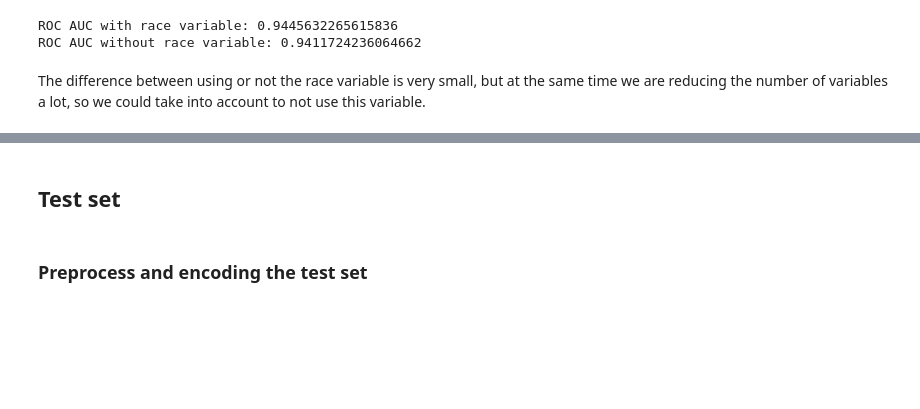
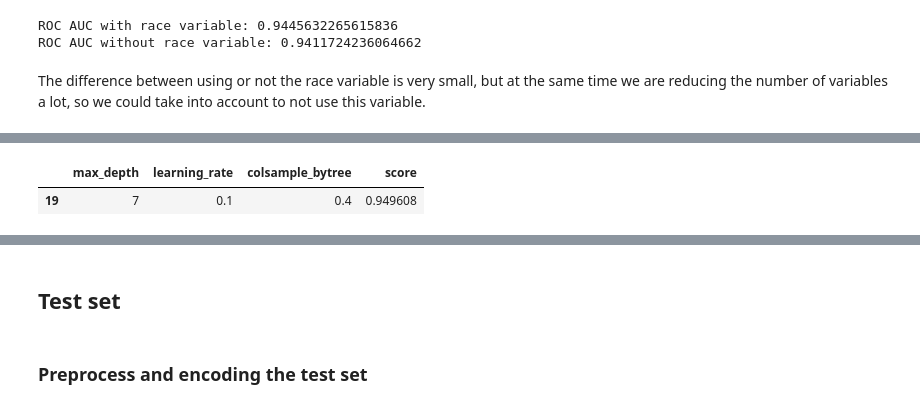
Before and after one commit to andreros24/F1, a Jupyter notebook: F1.ipynb, the cells around one changed output, grey strips where cells are left out. Saved outputs shown, nothing was run; the diff lists cells and outputs as text; code cells hidden in the pictures; blank space fills up the shorter version.

```diff
--- a/F1.ipynb
+++ b/F1.ipynb
@@ -530,0 +641,6 @@ the number of variables a lot, so we could take into account to not use this var
+# %%
+xgb_params_df = pd.DataFrame(xgb_model_params)
+xgb_params_df.loc[xgb_params_df.score== max(xgb_params_df.score)]
+# %% [output]
+|  | max_depth | learning_rate | colsample_bytree | score |
+| 19 | 7 | 0.1 | 0.4 | 0.949608 |
```
Also changed, not shown: parts of 33 cells of this notebook.
